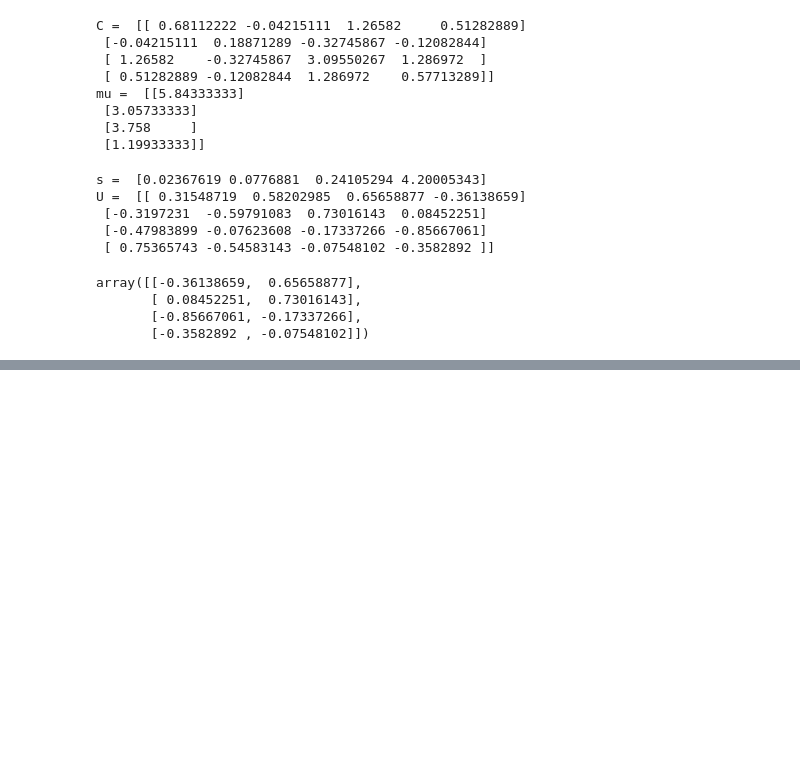
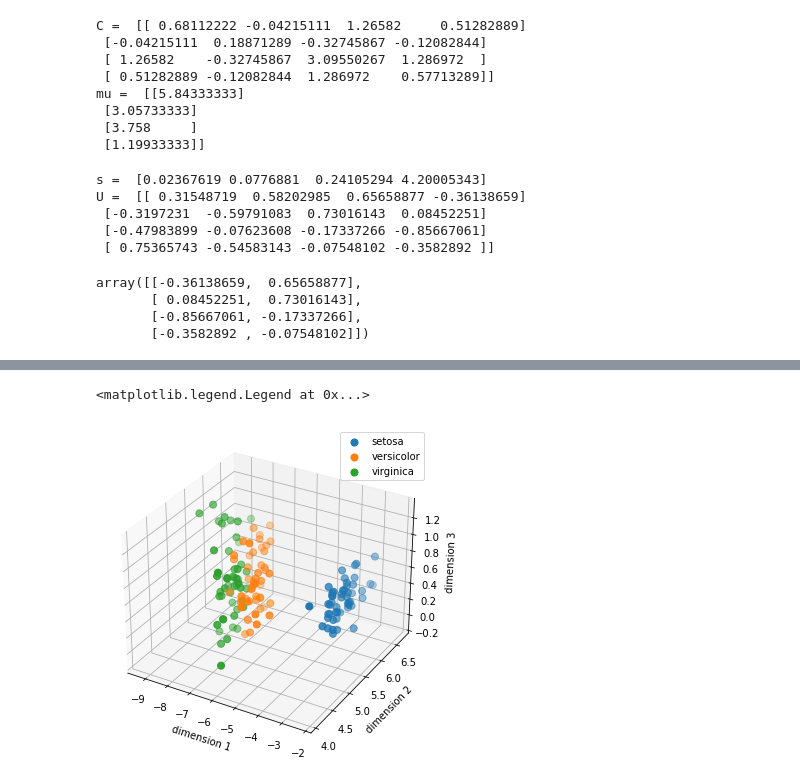
Before and after one commit to mattyred/poliTO-MachineLearningAndPatternRecognition, a Jupyter notebook: Labs/Lab_3/Lab3.ipynb, the cells around one changed output, grey strips where cells are left out. Saved outputs shown, nothing was run; the diff lists cells and outputs as text; code cells hidden in the pictures; blank space fills up the shorter version.

```diff
--- a/Labs/Lab_3/Lab3.ipynb
+++ b/Labs/Lab_3/Lab3.ipynb
@@ -65,0 +102,19 @@ N
+# %%
+P = projection_PCA(D,3)
+y = np.dot(P.T, D)
+setosa = y[:,labels == 0]
+versicolor = y[:,labels == 1]
+virginica = y[:,labels == 2]
+fig = plt.figure()
+fig.set_size_inches(6,6)
+ax = fig.add_subplot(111, projection='3d')
+ax.scatter(setosa[0,:],setosa[1,:],setosa[2,:],s=50*np.ones((1,50)))
+ax.scatter(versicolor[0,:],versicolor[1,:],versicolor[2,:],s=50*np.ones((1,50)))
+ax.scatter(virginica[0,:],virginica[1,:],virginica[2,:],s=50*np.ones((1,50)))
+ax.set_xlabel('dimension 1')
+ax.set_ylabel('dimension 2')
+ax.set_zlabel('dimension 3')
+ax.legend(['setosa','versicolor','virginica'])
+# %% [output]
+<matplotlib.legend.Legend at 0x...>
+[figure, added]
```
Also changed, not shown: parts of 5 cells of this notebook.
